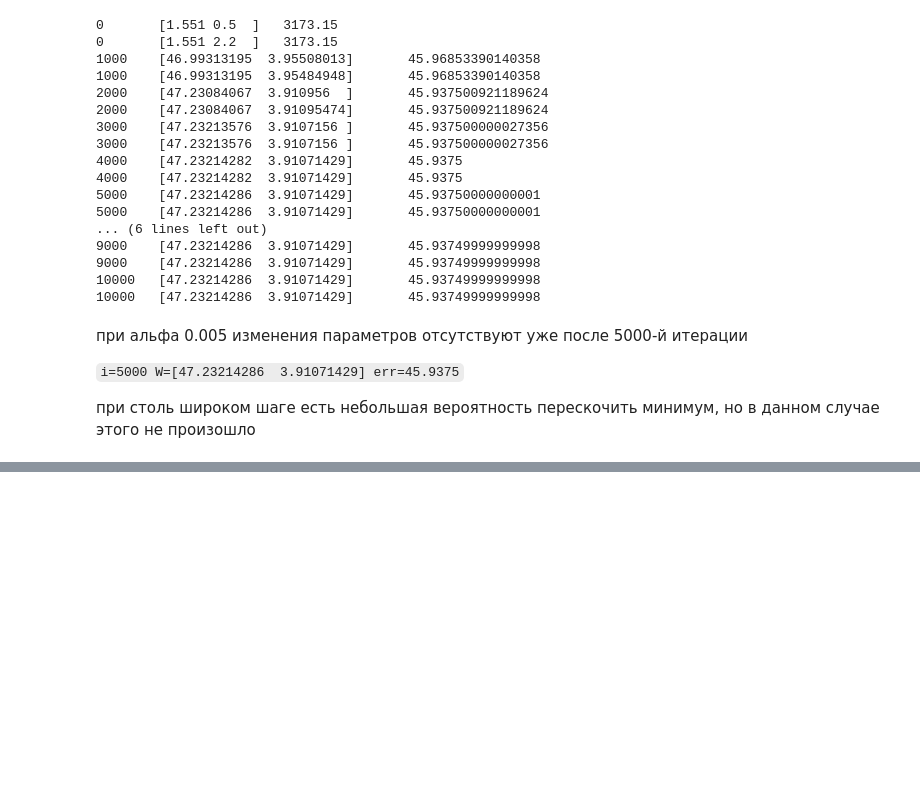
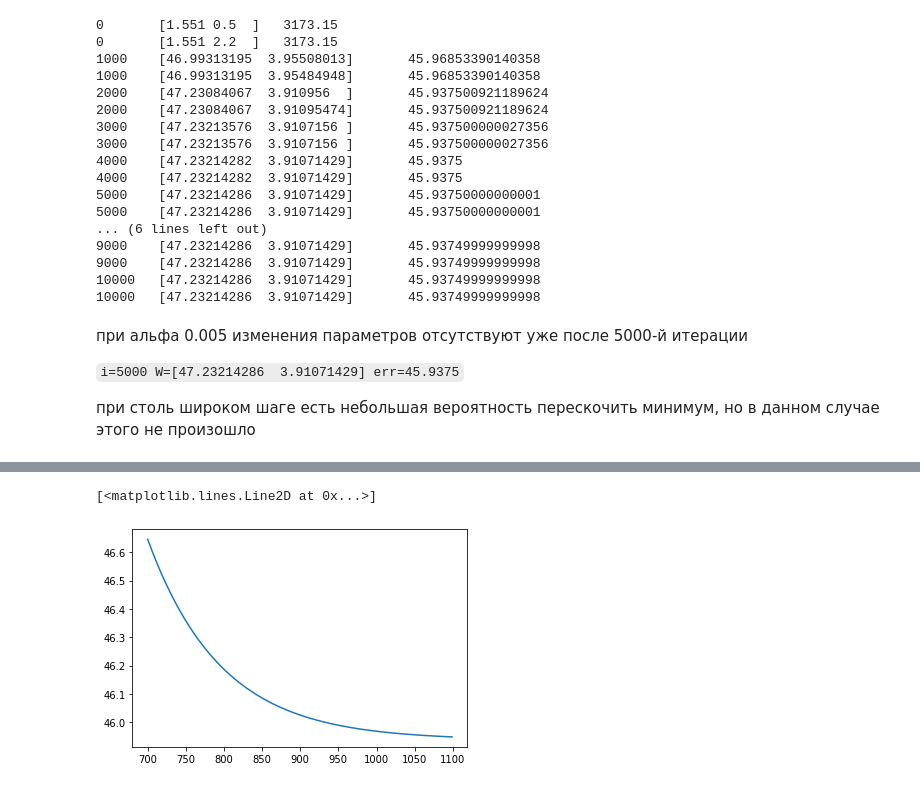
Before and after one commit to n1k-n1k/DA-algorithms--ML-spec--GB, a Jupyter notebook: lesson_1/task_1.ipynb, the cells around one changed output, grey strips where cells are left out. Drawn from its saved outputs; the diff is of its cells as text; code cells hidden in the pictures; blank space fills up the shorter version.

```diff
--- a/lesson_1/task_1.ipynb
+++ b/lesson_1/task_1.ipynb
@@ -124,0 +173,7 @@ for i in range(iterations):
+# %%
+start = 700
+stop = 1100
+plt.plot(range(iterations)[start:stop], errs[start:stop])
+# %% [output]
+[<matplotlib.lines.Line2D at 0x...>]
+[figure, added]
```
Also changed, not shown: parts of 5 cells of this notebook.
